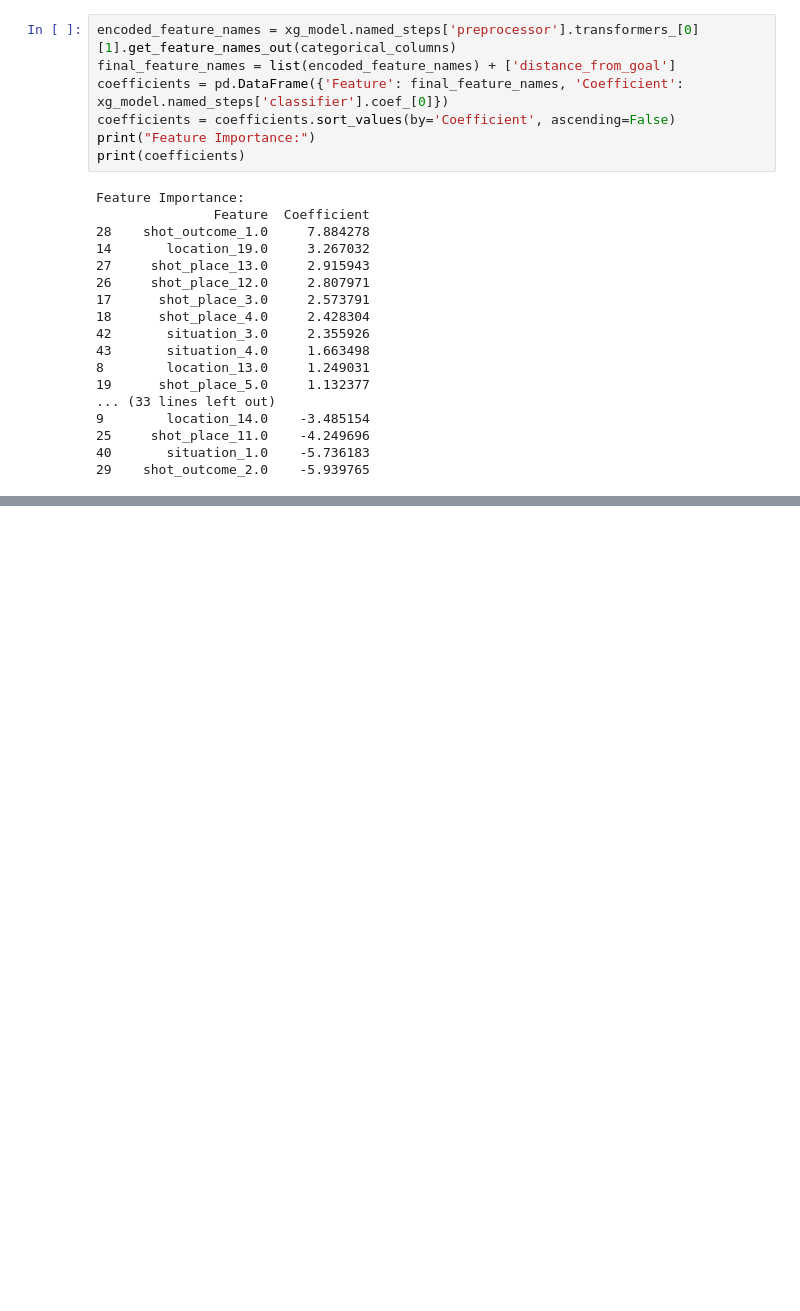
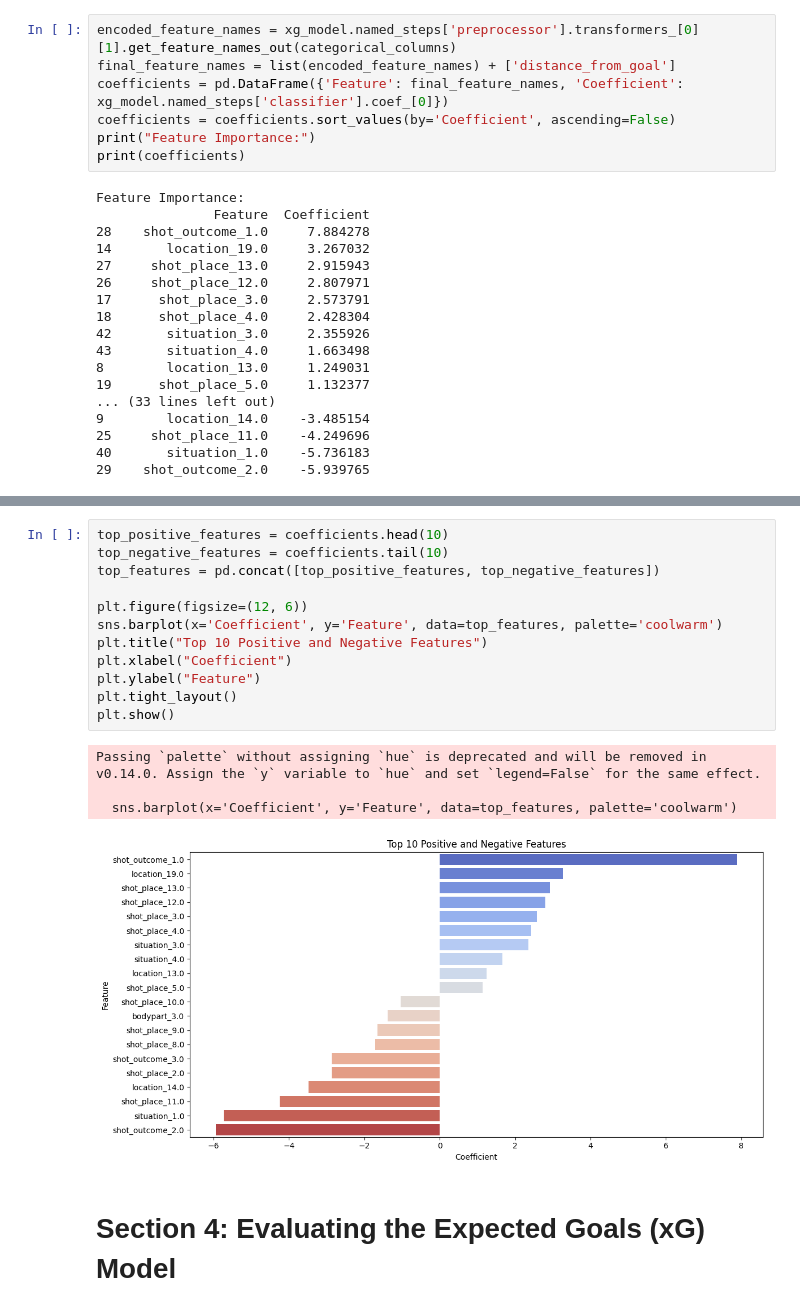
Before and after one commit to damianfraser/football-match-analysis, a Jupyter notebook: xg_model_project.ipynb, the cells around one changed output, grey strips where cells are left out. Drawn from its saved outputs; the diff is of its cells as text; blank space fills up the shorter version.

Commit message:
finished section 3

```diff
--- a/xg_model_project.ipynb
+++ b/xg_model_project.ipynb
@@ -261,0 +267,19 @@ Feature Importance:
+# %%
+top_positive_features = coefficients.head(10)
+top_negative_features = coefficients.tail(10)
+top_features = pd.concat([top_positive_features, top_negative_features])
+
+plt.figure(figsize=(12, 6))
+sns.barplot(x='Coefficient', y='Feature', data=top_features, palette='coolwarm')
+plt.title("Top 10 Positive and Negative Features")
+plt.xlabel("Coefficient")
+plt.ylabel("Feature")
+plt.tight_layout()
+plt.show()
+# %% [output]
+Passing `palette` without assigning `hue` is deprecated and will be removed in v0.14.0. Assign the `y` variable to `hue` and set `legend=False` for the same effect.
+
+  sns.barplot(x='Coefficient', y='Feature', data=top_features, palette='coolwarm')
+[figure, added]
+# %% [markdown]
+# Section 4: Evaluating the Expected Goals (xG) Model
```
Also changed, not shown: parts of 4 cells of this notebook.
